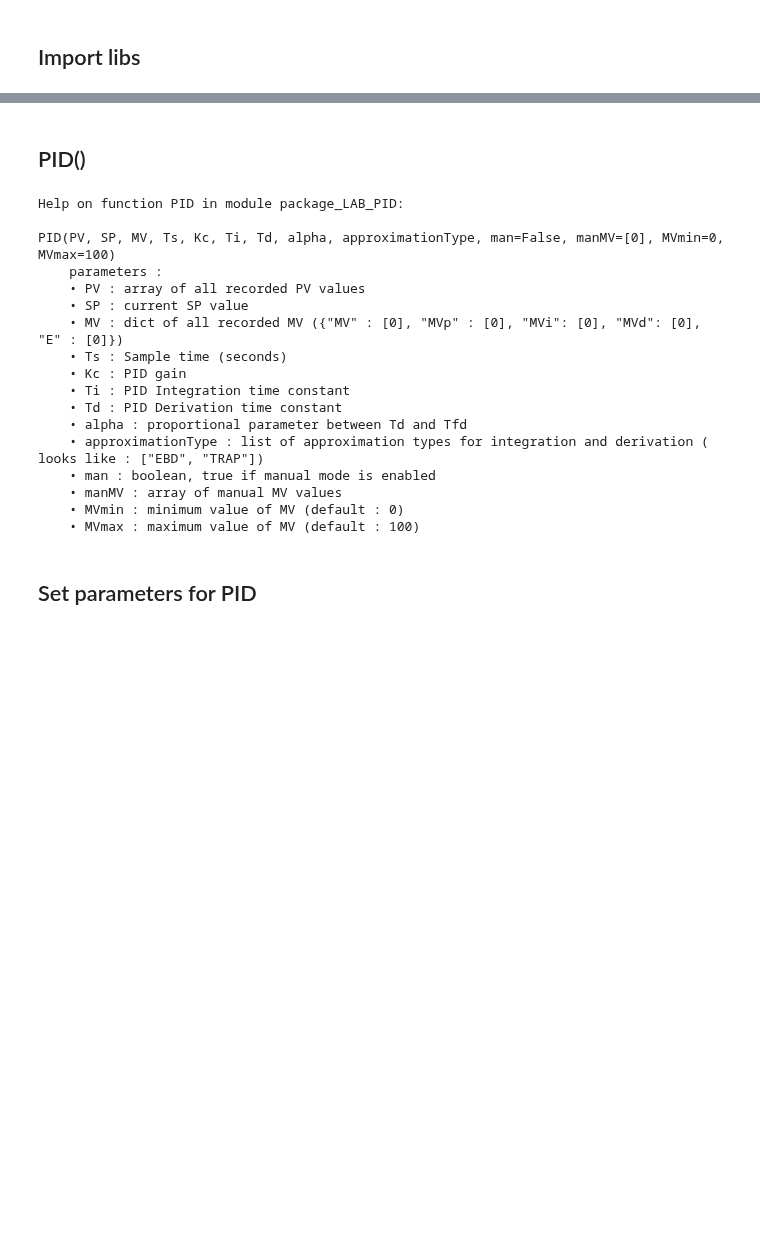
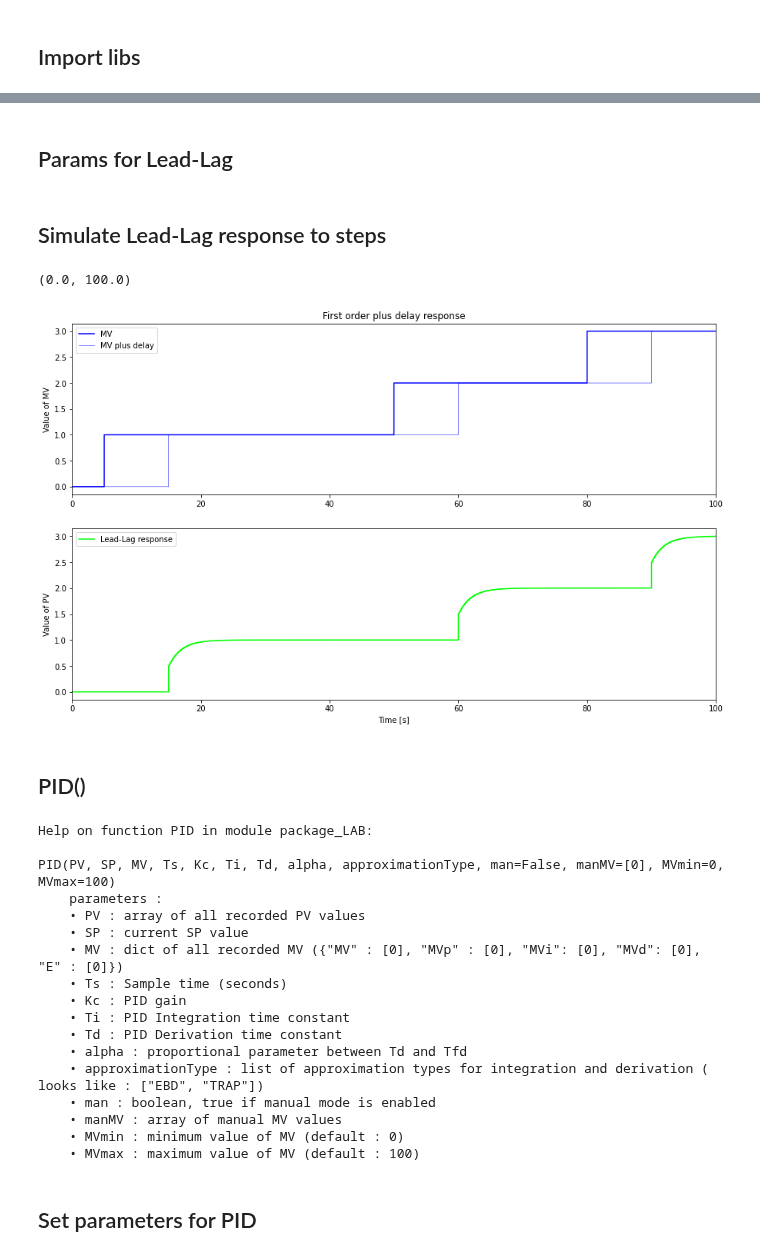
Before and after one commit to fred-corp/ECAM-Control_Theory-TCLab, a Jupyter notebook: Code/package_LAB_PID.ipynb, the cells around one changed output, grey strips where cells are left out. Drawn from its saved outputs; the diff is of its cells as text; code cells hidden in the pictures; blank space fills up the shorter version.

Commit message:
added lead-lad to jupyter notebook

```diff
--- a/Code/package_LAB_PID.ipynb
+++ b/Code/package_LAB_PID.ipynb
@@ -10,9 +36,60 @@ from package_DBR import *
+# %% [markdown]
+## Params for Lead-Lag
+# %%
+TSim = 100
+Ts = 0.1
+N = int(TSim/Ts) + 1
+
+# Path for MV
+MVPath = {0: 0, 5: 1, 50: 2, 80: 3, TSim: 3}
+
+t = []
+MV = []
+MVDelay = []
+PV_EBD = []
+PV_EFD = []
+
+# Parameters
+Kp = 1
+Tlead = 1
+Tlag = 2
+theta = 10
+# %% [markdown]
+## Simulate Lead-Lag response to steps
+# %%
+for i in range(0,N):
+  t.append(i*Ts)
+  SelectPath_RT(MVPath,t,MV)
+  Delay_RT(MV,theta,Ts,MVDelay)
+  LeadLag_System(MVDelay,Kp,Tlag,Tlead,Ts,PV_EBD)
+  LeadLag_System(MVDelay,Kp,Tlag,Tlead,Ts,PV_EFD,0,'EFD')
+
+plt.figure(figsize = (15,9))
+
+plt.subplot(2,1,1)
+plt.step(t,MV,'b-',label='MV',where='post')
+plt.step(t,MVDelay,'b-',linewidth=0.5,label='MV plus delay',where='post')
+plt.ylabel('Value of MV')
+plt.title('First order plus delay response')
+plt.legend(loc='best')
+plt.xlim([0, TSim])
+
+plt.subplot(2,1,2)
+# plt.step(t,PV_EBD,'g-',label='First order response plus delay (EBD)',where='post')
+plt.step(t,PV_EFD,'lime',label='Lead-Lag response',where='post')
+plt.ylabel('Value of PV')
+plt.xlabel('Time [s]')
+plt.legend(loc='best')
+plt.xlim([0, TSim])
+# %% [output]
+(0.0, 100.0)
+[figure, added]
 # %% [markdown]
 ## PID()
 # %%
-help(package_LAB_PID.PID)
+help(PID)
 # %% [output]
-Help on function PID in module package_LAB_PID:
+Help on function PID in module package_LAB:
 
 PID(PV, SP, MV, Ts, Kc, Ti, Td, alpha, approximationType, man=False, manMV=[0], MVmin=0, MVmax=100)
     parameters :
```
Also changed, not shown: parts of 4 cells of this notebook.
